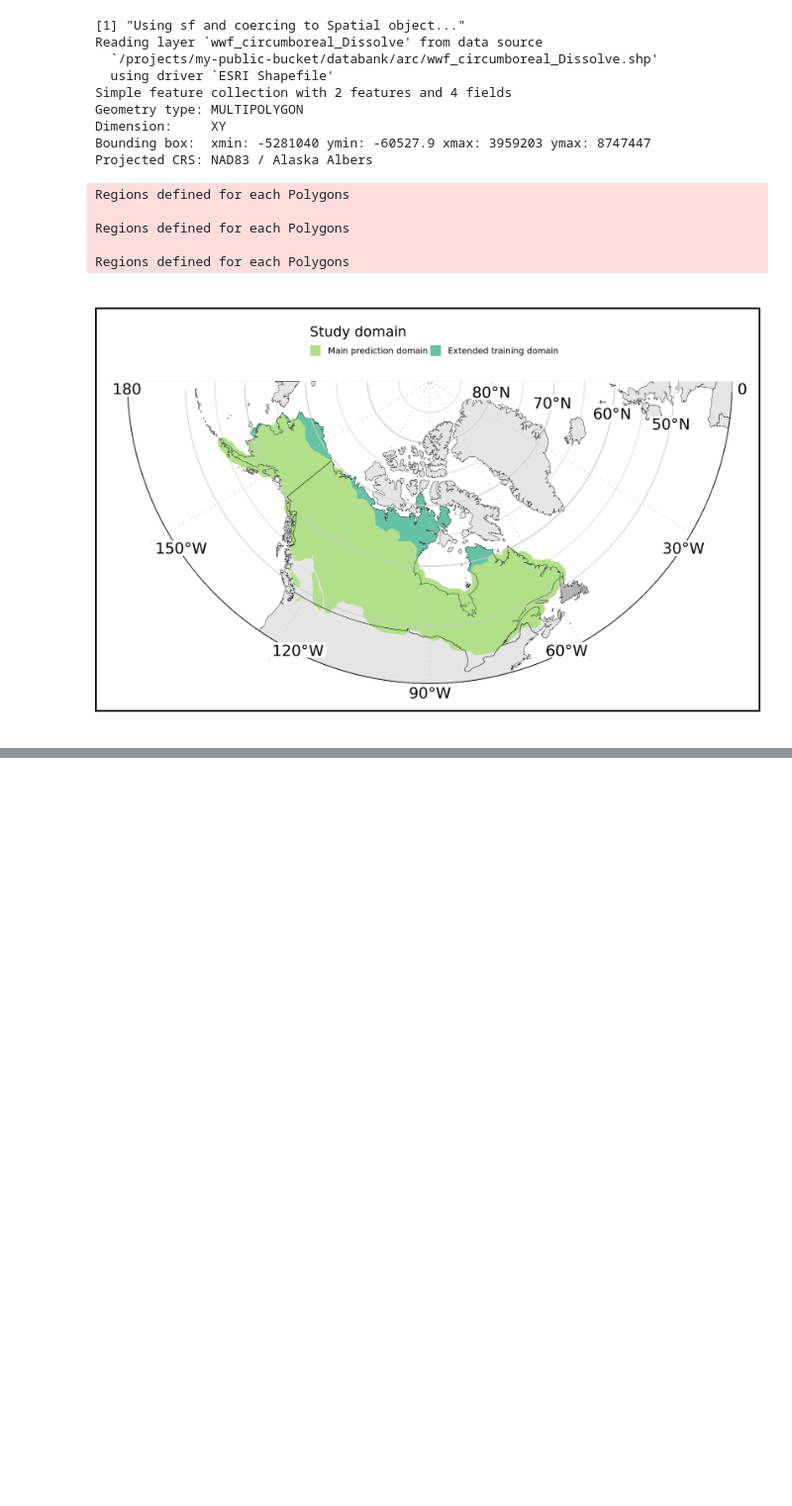
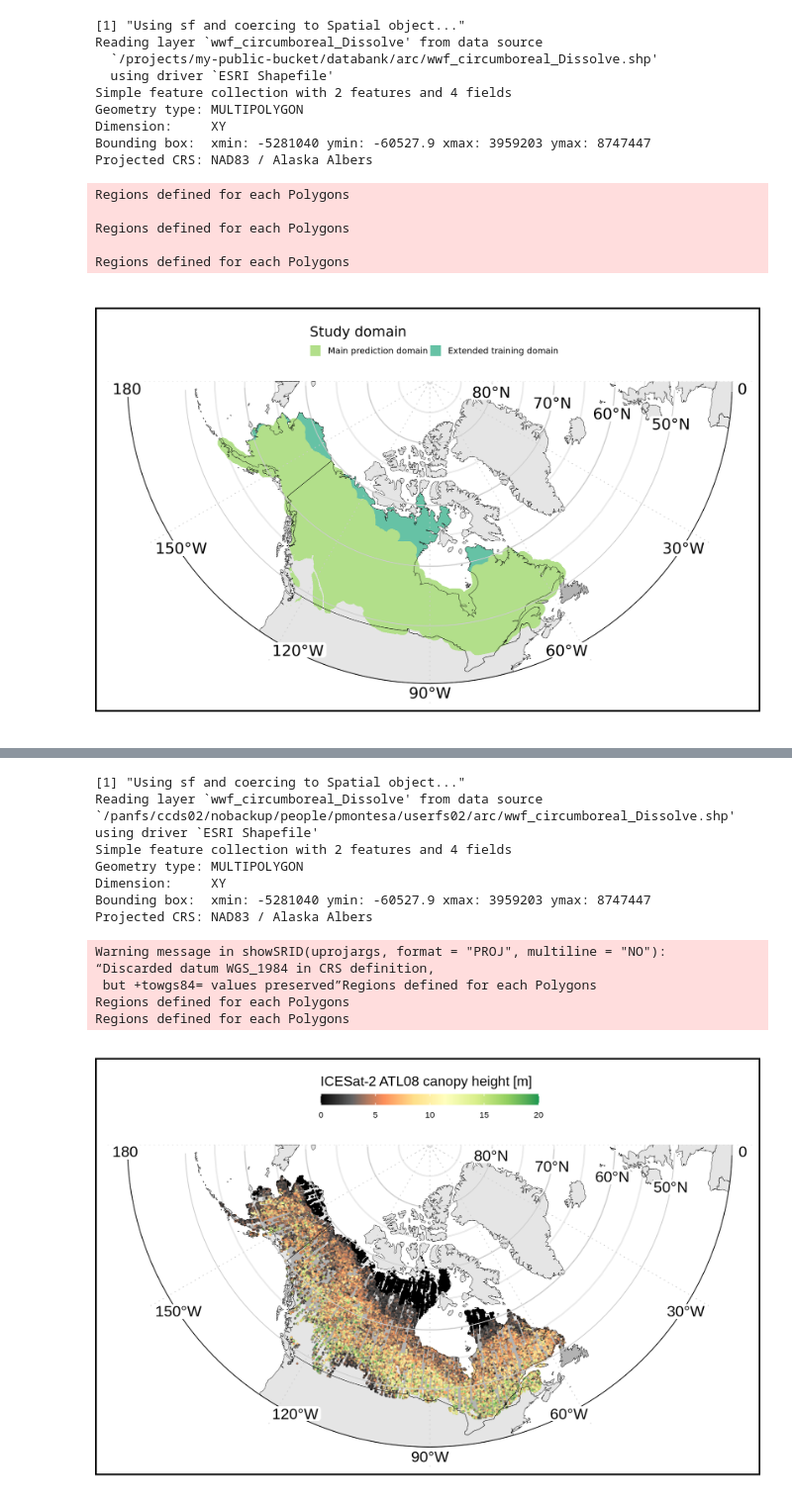
Before and after one commit to pahbs/maap_tools, a Jupyter notebook: notebooks/boreal_ecotone_map.ipynb, the cells around one changed output, grey strips where cells are left out. Shown at 99% size. Drawn from its saved outputs; the diff is of its cells as text; code cells hidden in the pictures; blank space fills up the shorter version.

```diff
--- a/notebooks/boreal_ecotone_map.ipynb
+++ b/notebooks/boreal_ecotone_map.ipynb
@@ -221 +212,3 @@ Regions defined for each Polygons
+# %%
+atl08_path = "/explore/nobackup/people/pmontesa/userfs02/projects/ilab/boreal_height_cmip/atl08_boreal_na_20m_intersect_filt_2020_2020.gpkg"
 # %%
@@ -222,0 +216,5 @@ atl08_df = sample_frast_read('/projects/my-public-bucket/databank/boreal_height_
+# %%
+atl08_df = sample_frac(st_read(atl08_path), 0.25) %>%
+            mutate(ht_can_20m_train = case_when(height_class == 'h_can' ~ h_can_20m,
+                                         height_class == 'h_can to 0' ~ 0,
+                                         TRUE ~ NA_real_))
@@ -222,0 +243,56 @@ atl08_df = sample_frast_read('/projects/my-public-bucket/databank/boreal_height_
+# %%
+options(repr.plot.width = 6, repr.plot.height = 4, repr.plot.res = 300)
+
+pal_ht = c('black','#636363','#fc8d59','#fee08b','#ffffbf','#d9ef8b','#91cf60','#1a9850')
+
+theme_and_labs = list(
+    theme_classic(),
+    theme(plot.subtitle=element_text(size=8, hjust=0.5, face="italic", color="black"))
+    #,
+    #labs(
+        #title="Vegetation canopy heights",
+        #subtitle = paste0("Filtered sample of ICESat-2 ATL08 30m observations of RH98 in the boreal forest"," for ",year_atl08),
+         #caption = paste0("# obs: ", NUM_ATL08_OBS, "\n# obs (night): ", NUM_ATL08_NIGHT_OBS)
+         #caption = paste0("# of filtered ICESat-2 ATL08 30m segment obs. from ", year_atl08,": ", NUM_ATL08_OBS)
+    #)
+)
+scale_color_h_can = scale_colour_gradientn( breaks=c(0,5,10,15, 20), limits = c(0, 20), colours = pal_ht)
+
+
+var_ht = 'ht_can_20m_train'
+
+map_height_layer_list = list(
+    geom_point(data = atl08_df, aes_string(x = "lon", y = "lat", colour=var_ht), alpha=0.5, size = 0.00001),
+    scale_color_h_can,
+    theme_and_labs,
+    guides(color=guide_colourbar(title="ICESat-2 ATL08 canopy height [m]", title.position = "top", label.position = "bottom", keywidth = unit(.5, "cm"), keyheight = unit(.25, "cm")))
+  )
+
+m_atl08 = DO_MAP_BOREAL_SP(MAP_EXTENT=ext, rotate_map=270, xlim=c(-170,-10), ylim=c(ext[3]-1, 90),
+                     BOREAL_SHP_FN = wwf_circ_dis_fn,
+                     LAYER_LIST = map_height_layer_list
+                    ) +
+    theme(legend.text=element_text(size=rel(0.5))) +
+    #scale_fill_viridis_d(guide=FALSE, alpha=0.25) +
+    #scale_fill_manual( values = alpha(c('#b2df8a', '#66c2a5'), 1)) +
+     theme(plot.background = element_rect(fill = NA, colour = 'black', size = 1)) +
+    guides(fill=guide_legend(title="ICESat-2 ATL08", title.position = "top", label.position = "right", legend.position = "bottom", keywidth = unit(.25, "cm"), keyheight = unit(.25, "cm"), nrow=1))
+
+
+
+
+m_atl08
+# %% [output]
+[1] "Using sf and coercing to Spatial object..."
+Reading layer `wwf_circumboreal_Dissolve' from data source `/panfs/ccds02/nobackup/people/pmontesa/userfs02/arc/wwf_circumboreal_Dissolve.shp' using driver `ESRI Shapefile'
+Simple feature collection with 2 features and 4 fields
+Geometry type: MULTIPOLYGON
+Dimension:     XY
+Bounding box:  xmin: -5281040 ymin: -60527.9 xmax: 3959203 ymax: 8747447
+Projected CRS: NAD83 / Alaska Albers
+Warning message in showSRID(uprojargs, format = "PROJ", multiline = "NO"):
+“Discarded datum WGS_1984 in CRS definition,
+ but +towgs84= values preserved”Regions defined for each Polygons
+Regions defined for each Polygons
+Regions defined for each Polygons
+[figure, added]
```
Also changed, not shown: parts of 15 cells of this notebook.
